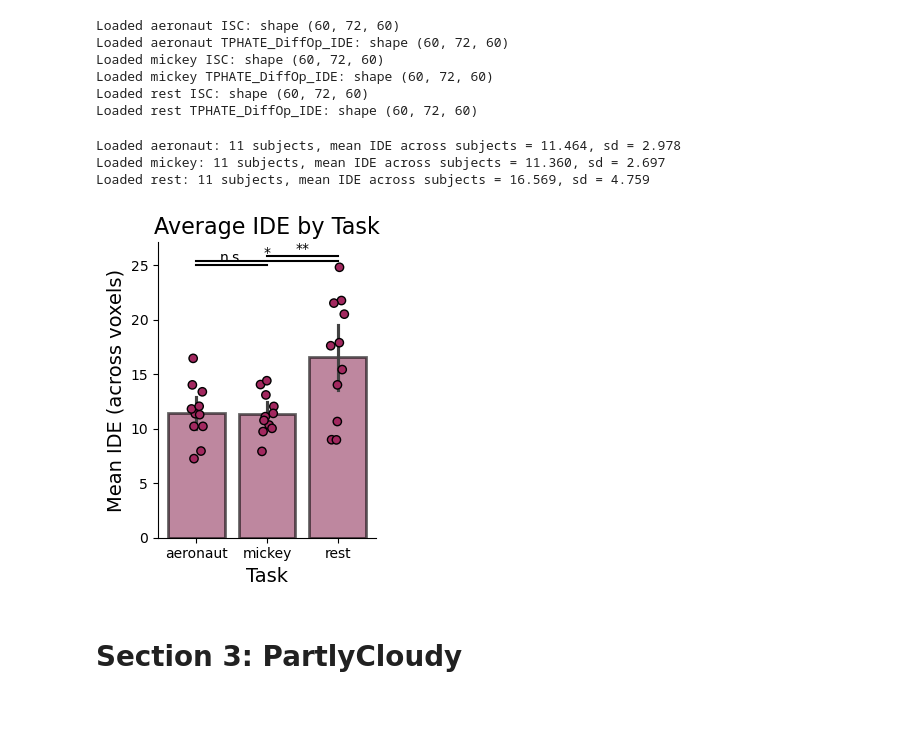
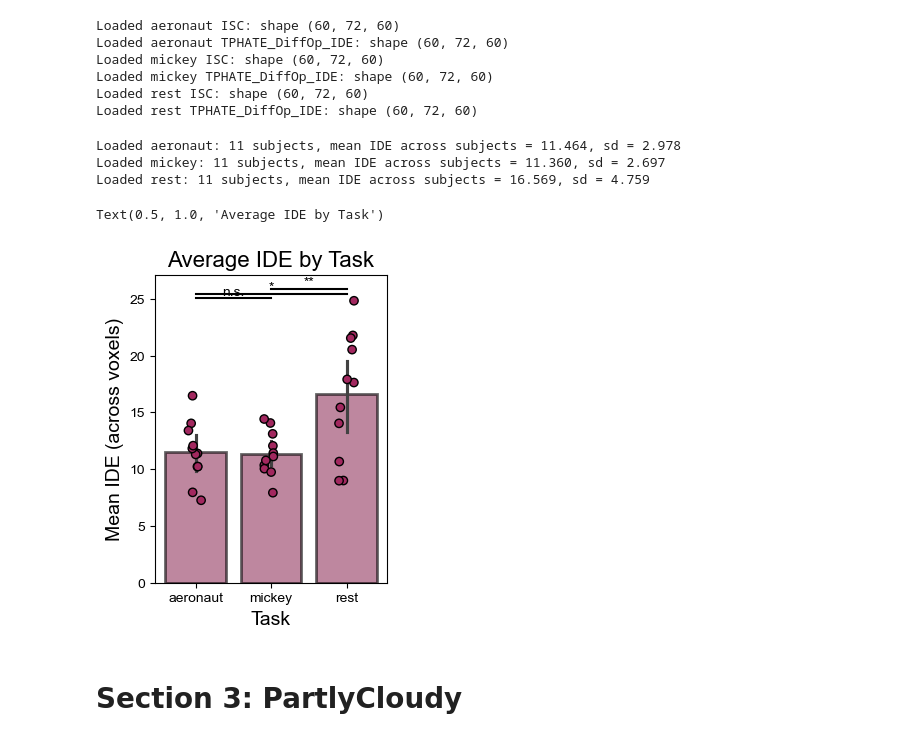
Before and after one commit to ericabusch/task_dim, a Jupyter notebook: compiled_results_analysis.ipynb, the cells around one changed output. Saved outputs shown, nothing was run; the diff lists cells and outputs as text; code cells hidden in the pictures; blank space fills up the shorter version.

```diff
--- a/compiled_results_analysis.ipynb
+++ b/compiled_results_analysis.ipynb
@@ -657,38 +654,39 @@ for task in ['aeronaut', 'mickey', 'rest']:
             mean_ide = np.nanmean(ide_data[subj_idx])
             ide_subject_averages_arm.append({'task': task, 'subject_id': subj_idx, 'mean_IDE': mean_ide, "std_IDE": np.nanstd(ide_data[subj_idx])})
         print(f"Loaded {task}: {n_subjects} subjects, mean IDE across subjects = {np.nanmean(ide_data):.3f}, sd = {np.mean(np.nanstd(ide_data, axis=1)):.3f}")
     else:
         print(f"Warning: {ide_fn} not found"),
 
 ide_df_arm = pd.DataFrame(ide_subject_averages_arm)
 cmap_arm = [helper.dataset_colors('adult_restmovie'), helper.dataset_colors('adult_restmovie'), helper.dataset_colors('adult_restmovie')]
 tasks_arm = ['aeronaut', 'mickey', 'rest']
 
 plt.figure(figsize=(3,4))
 sns.barplot(data=ide_df_arm, x='task', y='mean_IDE', palette=cmap_arm, edgecolor='k', linewidth=2, alpha=0.6)
 sns.stripplot(data=ide_df_arm, x='task', y='mean_IDE', palette=cmap_arm, size=6, alpha=1, jitter=True, edgecolor='k', linewidth=1)
 y_max = ide_df_arm['mean_IDE'].max()
 for idx, (t1, t2) in enumerate([('aeronaut', 'mickey'), ('aeronaut', 'rest'), ('mickey', 'rest')]):
     d1 = ide_df_arm[ide_df_arm['task'] == t1]['mean_IDE'].values
     d2 = ide_df_arm[ide_df_arm['task'] == t2]['mean_IDE'].values
     _, p_val = ttest_ind(d1, d2)
     sig = '***' if p_val < 0.001 else '**' if p_val < 0.01 else '*' if p_val < 0.05 else 'n.s.'
     y = y_max + 0.2 + idx * 0.4
     x1, x2 = tasks_arm.index(t1), tasks_arm.index(t2)
     plt.plot([x1, x2], [y, y], lw=1.5, c='k')
     plt.text((x1 + x2) * .5, y + 0.05, sig, ha='center', va='bottom', color='k', fontsize=10)
 plt.ylabel('Mean IDE (across voxels)', fontsize=14)
 plt.xlabel('Task', fontsize=14)
 plt.title('Average IDE by Task', fontsize=16)
-sns.despine()
-plt.tight_layout()
-plt.savefig(f'{PLOT_DIR}/adult_restmovie_avg_ide_by_task_barplot.pdf', format='pdf', transparent=True)
-plt.show()
+# sns.despine()
+# plt.tight_layout()
+# plt.savefig(f'{PLOT_DIR}/adult_restmovie_avg_ide_by_task_barplot.pdf', format='pdf', transparent=True)
+# plt.show()
 # %% [output]
 Loaded aeronaut: 11 subjects, mean IDE across subjects = 11.464, sd = 2.978
 Loaded mickey: 11 subjects, mean IDE across subjects = 11.360, sd = 2.697
 Loaded rest: 11 subjects, mean IDE across subjects = 16.569, sd = 4.759
+Text(0.5, 1.0, 'Average IDE by Task')
-[figure, old version]
+[figure, new version]
 # %%
 # Adult Rest/Movie: composite plot — rest-aeronaut diff map + top ISC overlay
 isc_img_arm = avg_results_arm.get('aeronaut', {}).get('ISC', None)
```
Also changed, not shown: parts of 25 cells of this notebook, 3 other files.
